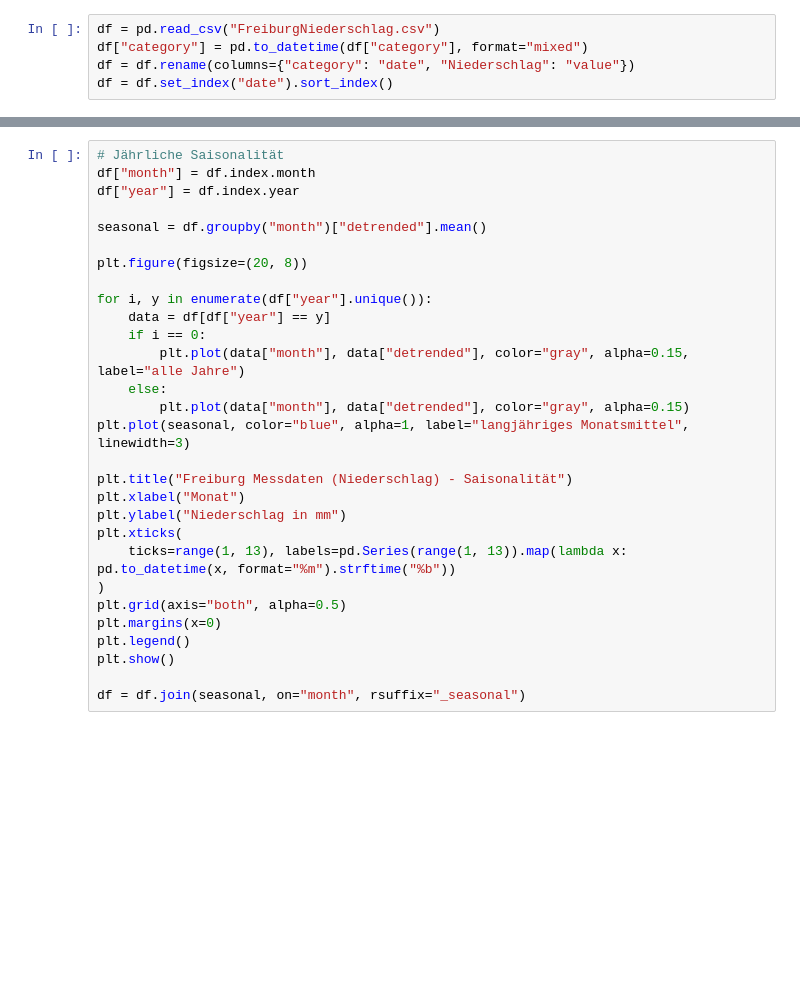
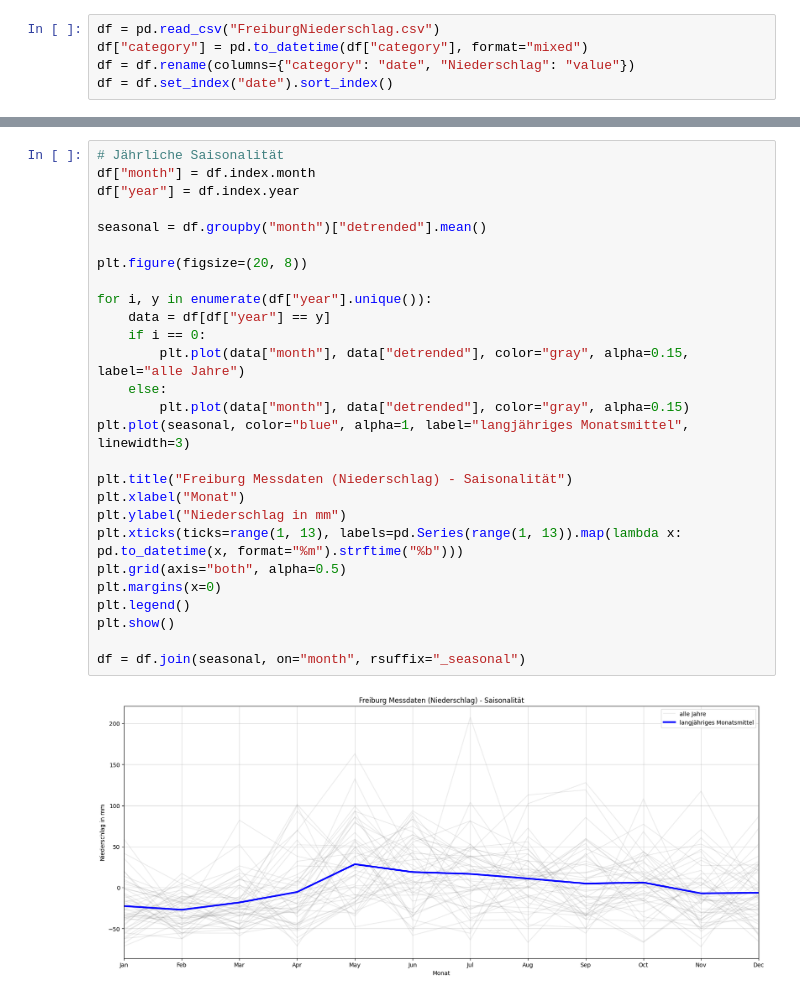
Before and after one commit to vasv1011/semester-3-projekte, a Jupyter notebook: Umweltmonitoring/Arbeitsblatt 3/plots.ipynb, the cells around one changed output, grey strips where cells are left out. Drawn from its saved outputs; the diff is of its cells as text; blank space fills up the shorter version.

```diff
--- a/Umweltmonitoring/Arbeitsblatt 3/plots.ipynb
+++ b/Umweltmonitoring/Arbeitsblatt 3/plots.ipynb
@@ -143,32 +207,32 @@ plt.show()
 # %%
 # Jährliche Saisonalität
 df["month"] = df.index.month
 df["year"] = df.index.year
 
 seasonal = df.groupby("month")["detrended"].mean()
 
 plt.figure(figsize=(20, 8))
 
 for i, y in enumerate(df["year"].unique()):
     data = df[df["year"] == y]
     if i == 0:
         plt.plot(data["month"], data["detrended"], color="gray", alpha=0.15, label="alle Jahre")
     else:
         plt.plot(data["month"], data["detrended"], color="gray", alpha=0.15)
 plt.plot(seasonal, color="blue", alpha=1, label="langjähriges Monatsmittel", linewidth=3)
 
 plt.title("Freiburg Messdaten (Niederschlag) - Saisonalität")
 plt.xlabel("Monat")
 plt.ylabel("Niederschlag in mm")
-plt.xticks(
-    ticks=range(1, 13), labels=pd.Series(range(1, 13)).map(lambda x: pd.to_datetime(x, format="%m").strftime("%b"))
-)
+plt.xticks(ticks=range(1, 13), labels=pd.Series(range(1, 13)).map(lambda x: pd.to_datetime(x, format="%m").strftime("%b")))
 plt.grid(axis="both", alpha=0.5)
 plt.margins(x=0)
 plt.legend()
 plt.show()
 
 df = df.join(seasonal, on="month", rsuffix="_seasonal")
+# %% [output]
+[figure, added]
 # %%
 # Bereinigte Zeitreihe
 df["resid"] = df["detrended"] - df["detrended_seasonal"]
```
Also changed, not shown: parts of 20 cells of this notebook.
